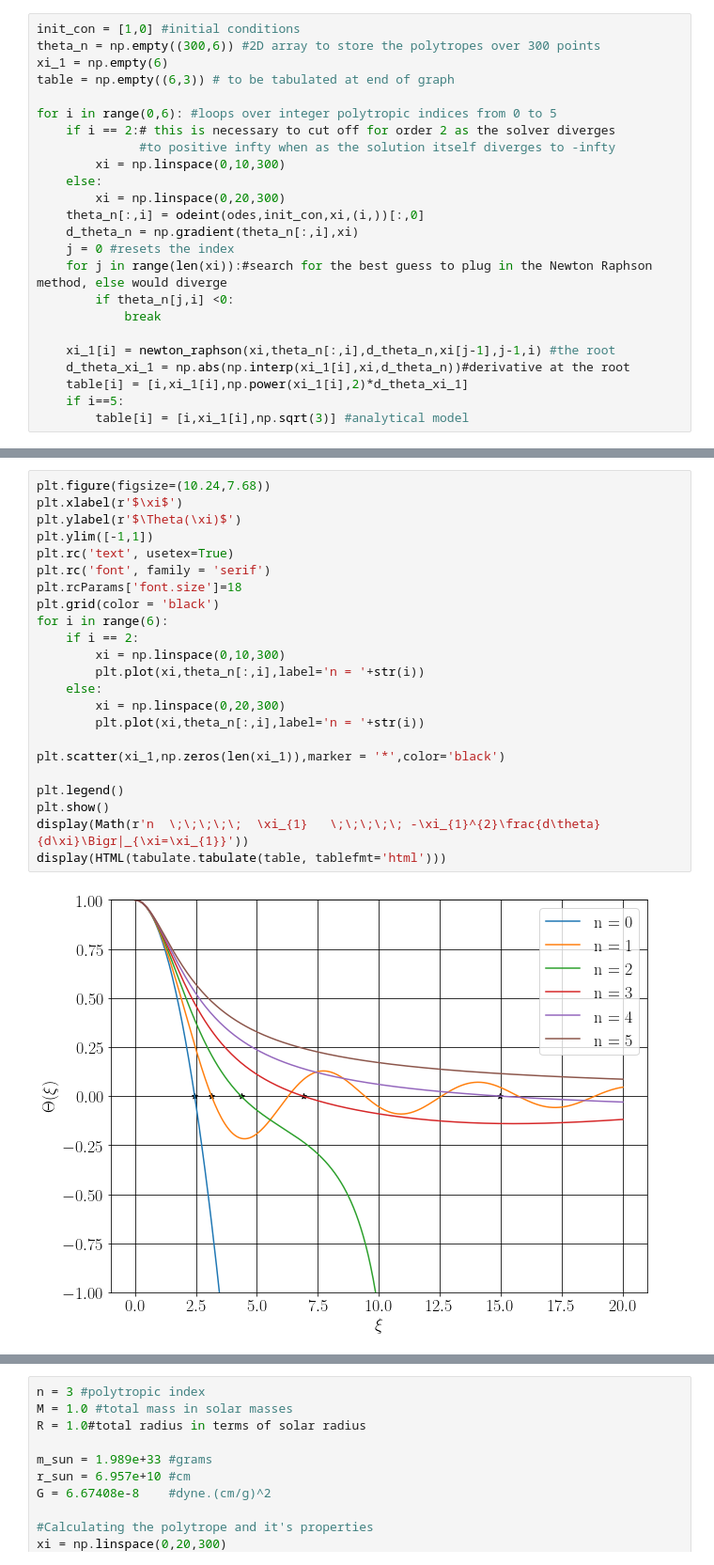
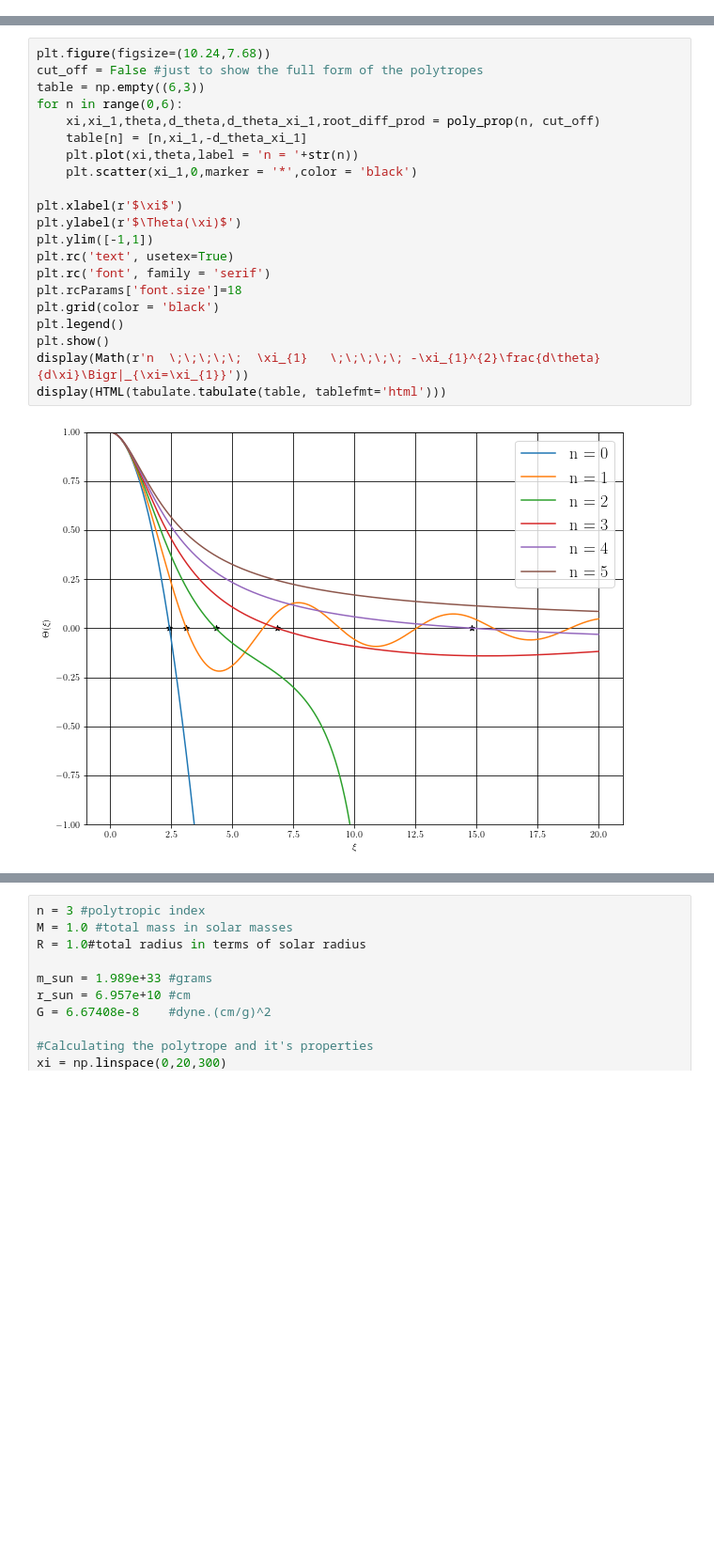
Before and after one commit to jaadt7/Lane_Emden, a Jupyter notebook: Lane-Emden.ipynb, the cells around one changed output, grey strips where cells are left out. Shown: that part at 94% size. Drawn from its saved outputs; the diff is of its cells as text; blank space fills up the shorter version.

```diff
--- a/Lane-Emden.ipynb
+++ b/Lane-Emden.ipynb
@@ -51,24 +123,0 @@ def newton_raphson(x,y,dy,x0,j,n):
-# %%
-init_con = [1,0] #initial conditions
-theta_n = np.empty((300,6)) #2D array to store the polytropes over 300 points
-xi_1 = np.empty(6)
-table = np.empty((6,3)) # to be tabulated at end of graph
-
-for i in range(0,6): #loops over integer polytropic indices from 0 to 5
-    if i == 2:# this is necessary to cut off for order 2 as the solver diverges
-              #to positive infty when as the solution itself diverges to -infty
-        xi = np.linspace(0,10,300)
-    else:
-        xi = np.linspace(0,20,300)
-    theta_n[:,i] = odeint(odes,init_con,xi,(i,))[:,0]
-    d_theta_n = np.gradient(theta_n[:,i],xi)
-    j = 0 #resets the index
-    for j in range(len(xi)):#search for the best guess to plug in the Newton Raphson method, else would diverge
-        if theta_n[j,i] <0:
-            break
-
-    xi_1[i] = newton_raphson(xi,theta_n[:,i],d_theta_n,xi[j-1],j-1,i) #the root
-    d_theta_xi_1 = np.abs(np.interp(xi_1[i],xi,d_theta_n))#derivative at the root
-    table[i] = [i,xi_1[i],np.power(xi_1[i],2)*d_theta_xi_1]
-    if i==5:
-        table[i] = [i,xi_1[i],np.sqrt(3)] #analytical model
@@ -77,26 +124,24 @@ Setting up the plot properties and table
 # %%
 plt.figure(figsize=(10.24,7.68))
+cut_off = False #just to show the full form of the polytropes
+table = np.empty((6,3))
+for n in range(0,6):
+    xi,xi_1,theta,d_theta,d_theta_xi_1,root_diff_prod = poly_prop(n, cut_off)
+    table[n] = [n,xi_1,-d_theta_xi_1]
+    plt.plot(xi,theta,label = 'n = '+str(n))
+    plt.scatter(xi_1,0,marker = '*',color = 'black')
+
 plt.xlabel(r'$\xi$')
 plt.ylabel(r'$\Theta(\xi)$')
 plt.ylim([-1,1])
 plt.rc('text', usetex=True)
 plt.rc('font', family = 'serif')
 plt.rcParams['font.size']=18
 plt.grid(color = 'black')
-for i in range(6):
-    if i == 2:
-        xi = np.linspace(0,10,300)
-        plt.plot(xi,theta_n[:,i],label='n = '+str(i))
-    else:
-        xi = np.linspace(0,20,300)
-        plt.plot(xi,theta_n[:,i],label='n = '+str(i))
-
-plt.scatter(xi_1,np.zeros(len(xi_1)),marker = '*',color='black')
-
 plt.legend()
 plt.show()
 display(Math(r'n  \;\;\;\;\;  \xi_{1}   \;\;\;\;\; -\xi_{1}^{2}\frac{d\theta}{d\xi}\Bigr|_{\xi=\xi_{1}}'))
 display(HTML(tabulate.tabulate(table, tablefmt='html')))
 # %% [output]
-[figure, old version]
+[figure, new version]
 $\displaystyle n  \;\;\;\;\;  \xi_{1}   \;\;\;\;\; -\xi_{1}^{2}\frac{d\theta}{d\xi}\Bigr|_{\xi=\xi_{1}}$
```
Also changed, not shown: parts of 8 cells of this notebook, 2 other files.
